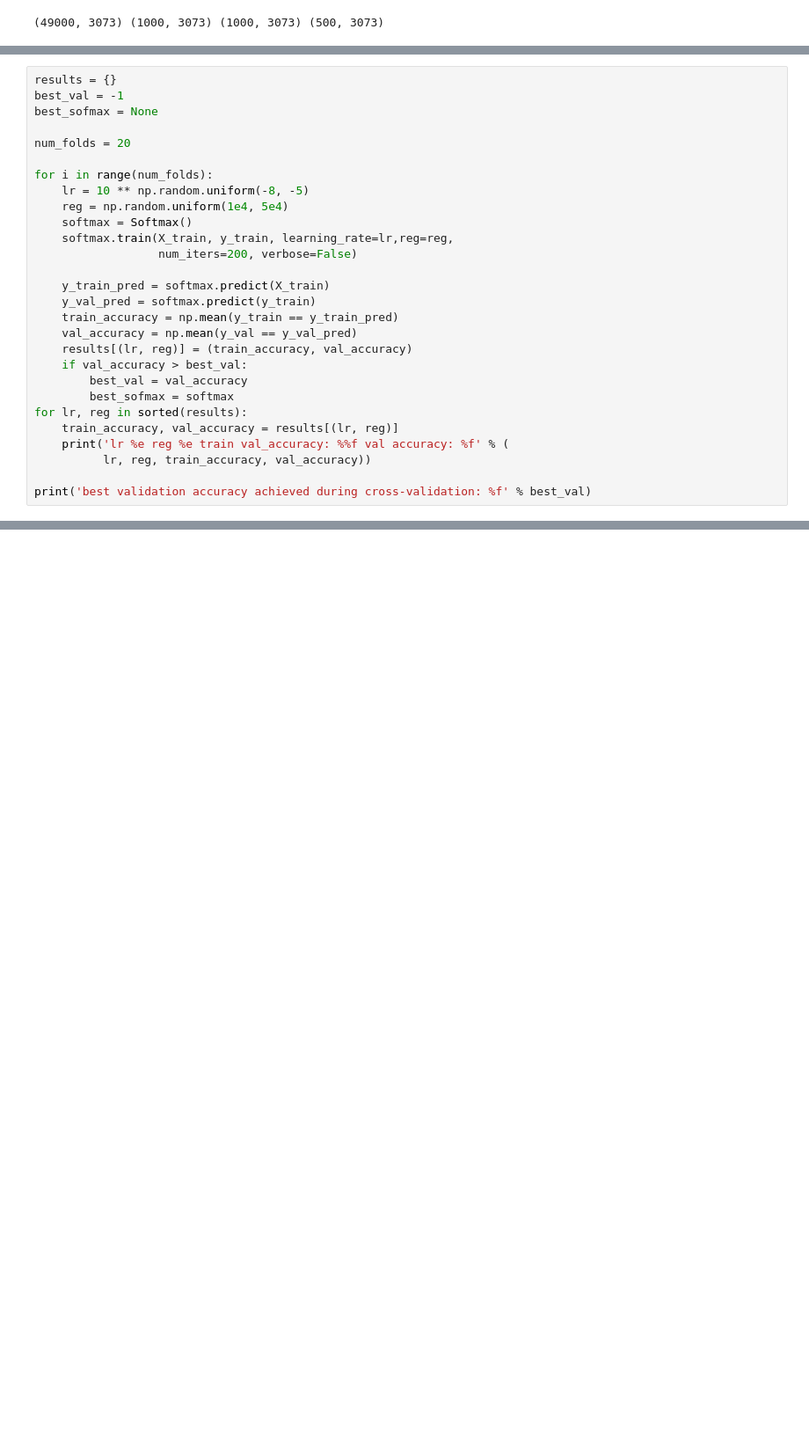
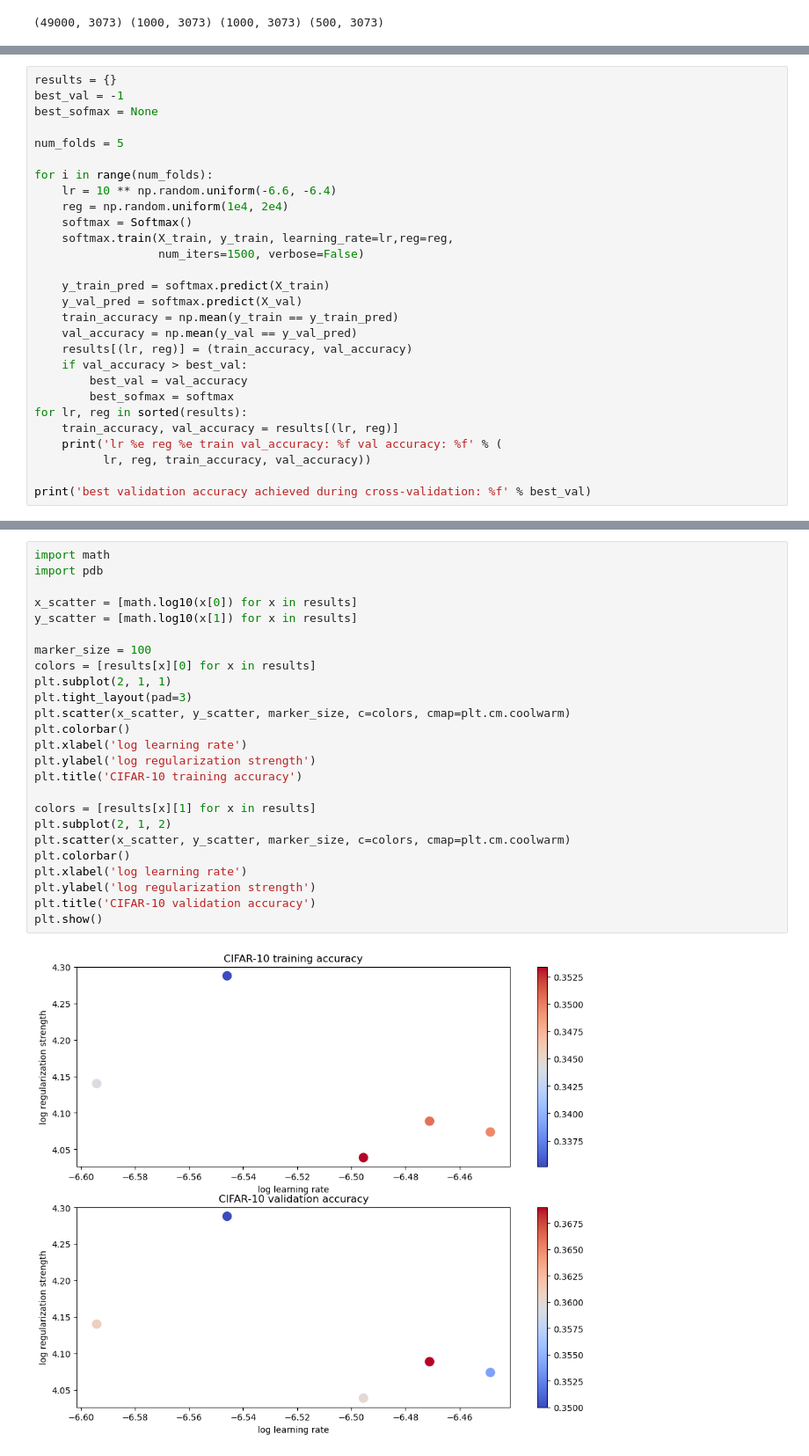
Before and after one commit to TuLa-1031/deep-learning-training, a Jupyter notebook: minigrad/softmax.ipynb, the cells around one changed output, grey strips where cells are left out. Shown at 88% size. Cells and saved outputs as stored; diff of their text form; blank space fills up the shorter version.

```diff
--- a/minigrad/softmax.ipynb
+++ b/minigrad/softmax.ipynb
@@ -269,17 +269,17 @@ results = {}
 best_val = -1
 best_sofmax = None
 
-num_folds = 20
+num_folds = 5
 
 for i in range(num_folds):
-    lr = 10 ** np.random.uniform(-8, -5)
-    reg = np.random.uniform(1e4, 5e4)
+    lr = 10 ** np.random.uniform(-6.6, -6.4)
+    reg = np.random.uniform(1e4, 2e4)
     softmax = Softmax()
     softmax.train(X_train, y_train, learning_rate=lr,reg=reg,
-                  num_iters=200, verbose=False)
+                  num_iters=1500, verbose=False)
 
     y_train_pred = softmax.predict(X_train)
-    y_val_pred = softmax.predict(y_train)
+    y_val_pred = softmax.predict(X_val)
     train_accuracy = np.mean(y_train == y_train_pred)
     val_accuracy = np.mean(y_val == y_val_pred)
     results[(lr, reg)] = (train_accuracy, val_accuracy)
@@ -288,7 +288,7 @@ for i in range(num_folds):
         best_sofmax = softmax
 for lr, reg in sorted(results):
     train_accuracy, val_accuracy = results[(lr, reg)]
-    print('lr %e reg %e train val_accuracy: %%f val accuracy: %f' % (
+    print('lr %e reg %e train val_accuracy: %f val accuracy: %f' % (
           lr, reg, train_accuracy, val_accuracy))
 
 print('best validation accuracy achieved during cross-validation: %f' % best_val)
@@ -296,0 +302,27 @@ best validation accuracy achieved during cross-validation: -1.000000
+# %%
+import math
+import pdb
+
+x_scatter = [math.log10(x[0]) for x in results]
+y_scatter = [math.log10(x[1]) for x in results]
+
+marker_size = 100
+colors = [results[x][0] for x in results]
+plt.subplot(2, 1, 1)
+plt.tight_layout(pad=3)
+plt.scatter(x_scatter, y_scatter, marker_size, c=colors, cmap=plt.cm.coolwarm)
+plt.colorbar()
+plt.xlabel('log learning rate')
+plt.ylabel('log regularization strength')
+plt.title('CIFAR-10 training accuracy')
+
+colors = [results[x][1] for x in results]
+plt.subplot(2, 1, 2)
+plt.scatter(x_scatter, y_scatter, marker_size, c=colors, cmap=plt.cm.coolwarm)
+plt.colorbar()
+plt.xlabel('log learning rate')
+plt.ylabel('log regularization strength')
+plt.title('CIFAR-10 validation accuracy')
+plt.show()
+# %% [output]
+[figure, added]
```
Also changed, not shown: parts of 10 cells of this notebook, 4 other files.
